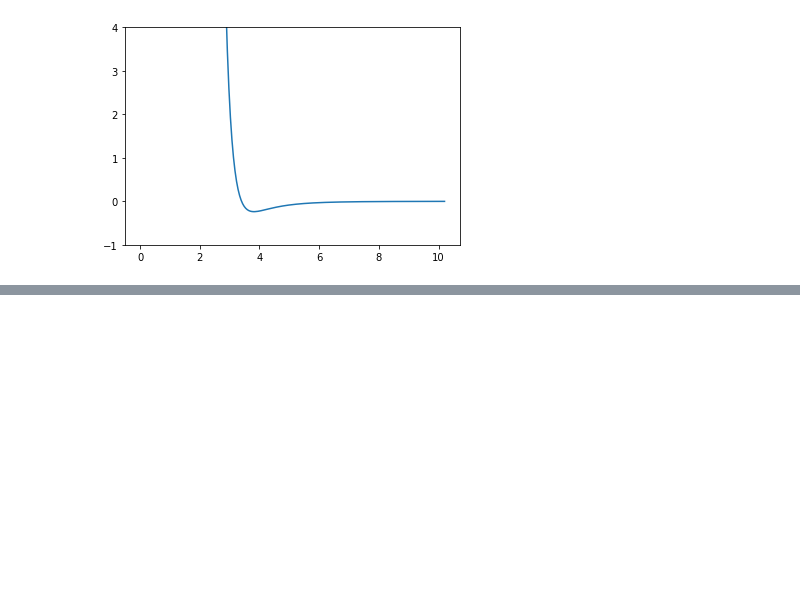
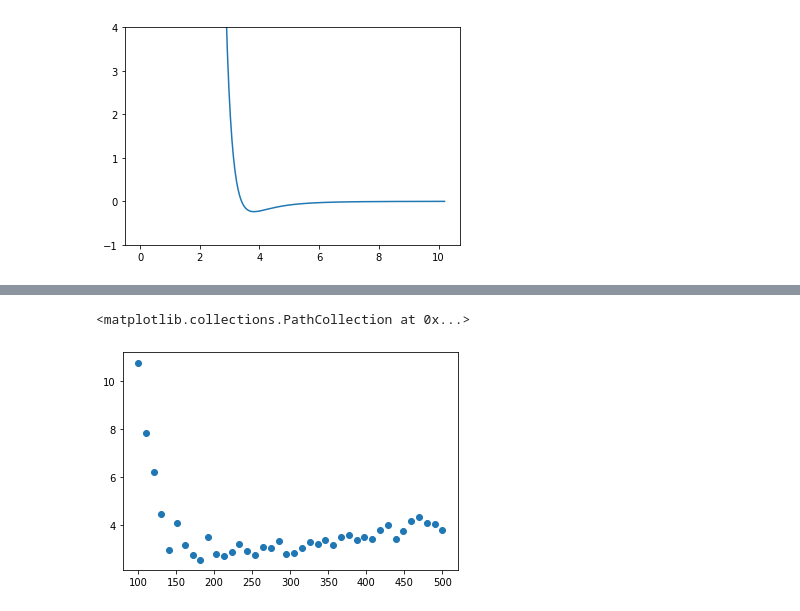
Before and after one commit to uibcdf/REMD_testbed, a Jupyter notebook: LJ_Umbrella_Sampling.ipynb, the cells around one changed output, grey strips where cells are left out. Saved outputs shown, nothing was run; the diff lists cells and outputs as text; code cells hidden in the pictures; blank space fills up the shorter version.

```diff
--- a/LJ_Umbrella_Sampling.ipynb
+++ b/LJ_Umbrella_Sampling.ipynb
@@ -78,0 +125,5 @@ Quantity(value=1.02, unit=nanometer)
+# %%
+plt.scatter(temperatures, std_potential_energies)
+# %% [output]
+<matplotlib.collections.PathCollection at 0x...>
+[figure, added]
```
Also changed, not shown: parts of 31 cells of this notebook.
